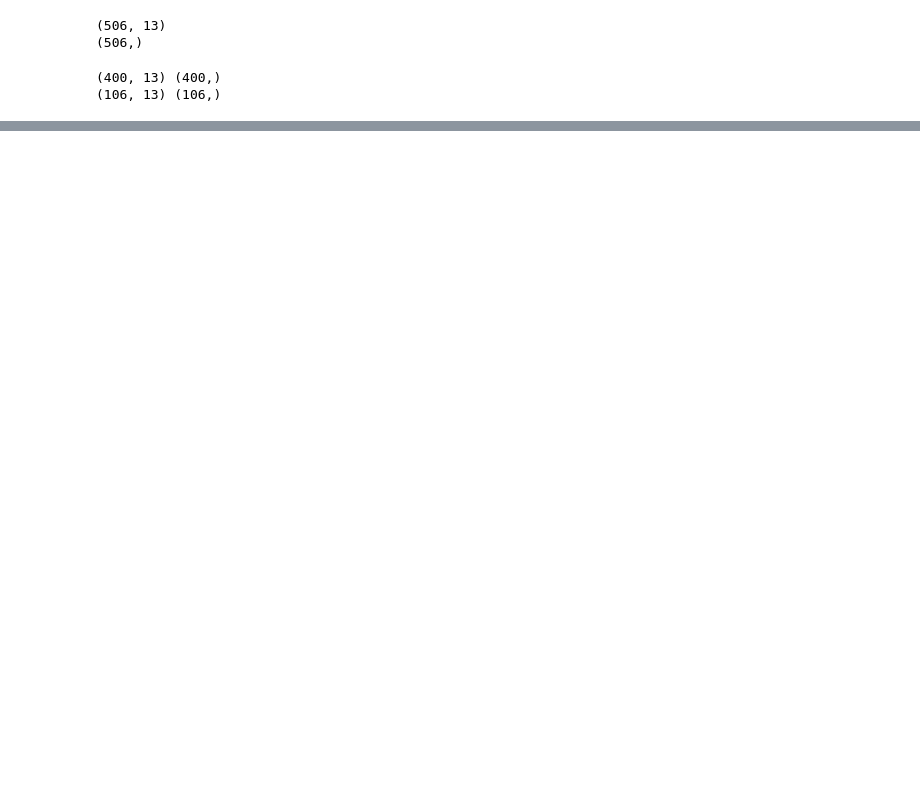
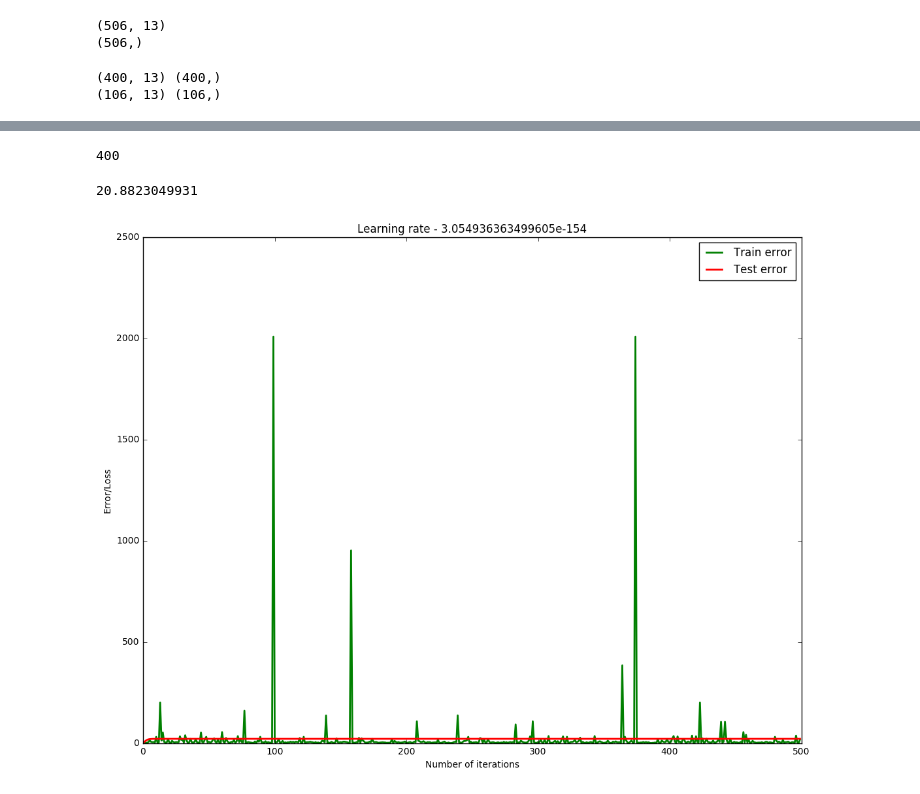
Before and after one commit to rajendrac3/Machine-Learning, a Jupyter notebook: Implement SGD for linear regression/SGD.ipynb, the cells around one changed output, grey strips where cells are left out. Saved outputs shown, nothing was run; the diff lists cells and outputs as text; code cells hidden in the pictures; blank space fills up the shorter version.

```diff
--- a/Implement SGD for linear regression/SGD.ipynb
+++ b/Implement SGD for linear regression/SGD.ipynb
@@ -62,0 +54,4 @@ def squared_loss(next_w, next_b):
+# %%
+print(Y_train.shape[0])
+# %% [output]
+400
@@ -63,19 +63,43 @@ def squared_loss(next_w, next_b):
 # %%
 def stochastic_gradient_descent():
+    train_loss = []
+    test_loss = []
     learning_rate = 0.001
     epochs = 500
     initial_w = np.random.rand(13)
     initial_b = np.random.rand()
-    next_b = next_w = 0
-    print(type(initial_w), initial_w)
+    next_w = next_b = 0
     for each_epoch in range(epochs):
-        random_x_samples = random.randint(1, X_train.shape[0])
-        x_train = X_train[:random_x_samples]
-        y_train = Y_train[:random_x_samples]
-        for index, each_x_sample in enumerate(x_train):
-            initial_w += -2 * (y_train[index] - np.dot(initial_w.T, each_x_sample) + initial_b) * each_x_sample
-            initial_b += -2  * (y_train[index] - np.dot(initial_b, each_x_sample) + initial_b)
-        next_w = next_w - (learning_rate * initial_w)
-        next_b = next_b - (learning_rate * initial_b)
-        loss = mse(next_w, next_b)
-    print(loss)
+        random_array = np.random.randint(1, X_train.shape[0])
+        random_x_sample = X_train[:random_array]
+        random_y_sample = Y_train[:random_array]
+
+        for index, each_x in enumerate(random_x_sample):
+            next_w += -2 * each_x * (random_y_sample[index] - np.dot(initial_w.T, each_x))
+            next_b += -2 * (random_y_sample[index] - np.dot(initial_w.T, each_x))
+        initial_w = initial_w - (learning_rate * next_w)
+        initial_b = initial_b - (learning_rate * next_b)
+        train_loss.append(mse(random_y_sample, initial_w, initial_b, random_x_sample))
+        test_loss.append(mse(Y_test, initial_w, initial_b, X_test))
+        if (initial_w == next_w).all():
+            break
+        else:
+            learning_rate = learning_rate/2
+
+    return learning_rate, train_loss, test_loss, initial_w, initial_b
+# %%
+learning_rate, train_loss, test_loss, w, b = stochastic_gradient_descent()
+print(mse(Y_test, w, b, X_test))
+# %% [output]
+20.8823049931
+# %%
+plt.figure(figsize=(13, 10))
+plt.plot(range(len(train_loss)), train_loss, color='green', lw=2, label='Train error')
+plt.plot(range(len(test_loss)), test_loss, color='red', lw=2, label='Test error')
+plt.xlabel('Number of iterations')
+plt.ylabel('Error/Loss')
+plt.legend(loc="upper right")
+plt.title("Learning rate - " + str(learning_rate))
+plt.show()
+# %% [output]
+[figure, added]
```
Also changed, not shown: parts of 5 cells of this notebook.
